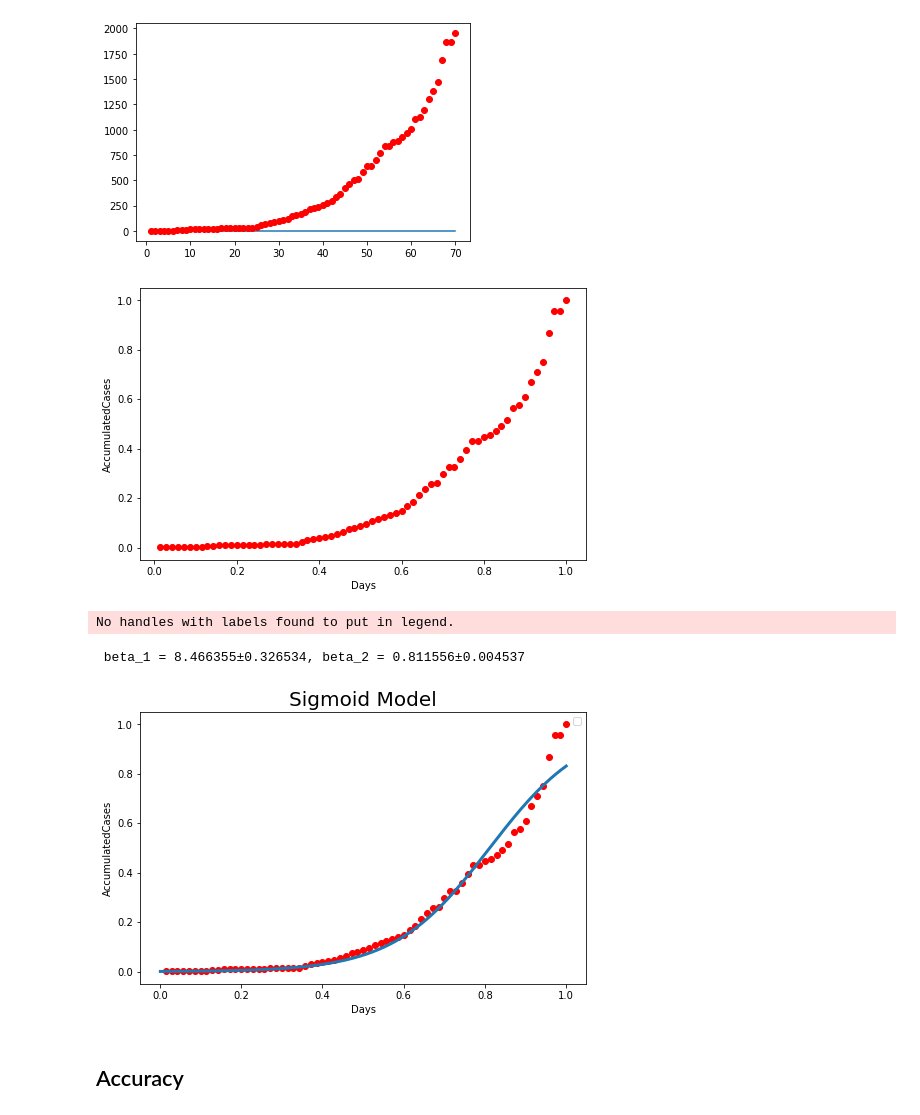
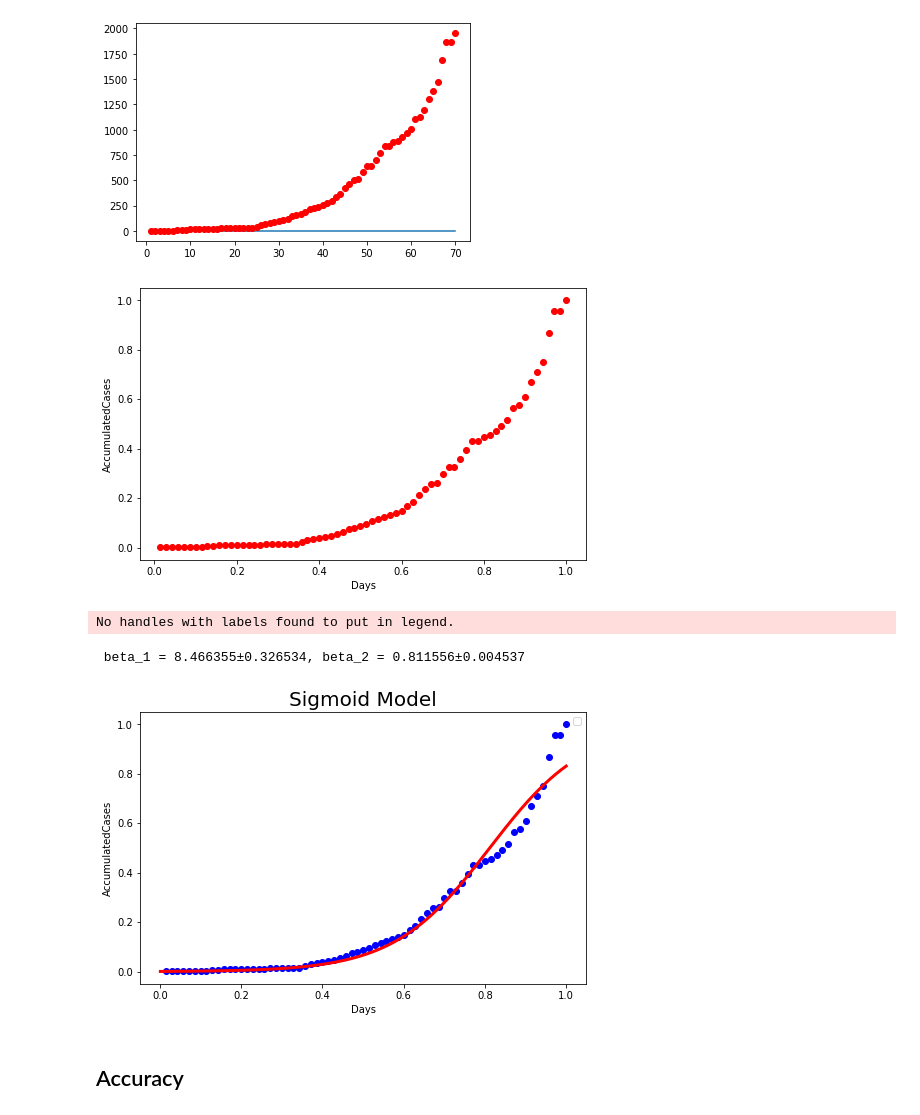
Before and after one commit to lyllme/Covid19, a Jupyter notebook: Japan Regression .ipynb, the cells around one changed output. Saved outputs shown, nothing was run; the diff lists cells and outputs as text; code cells hidden in the pictures.

```diff
--- a/Japan Regression .ipynb
+++ b/Japan Regression .ipynb
@@ -280,36 +280,36 @@ ydata =y_data/max(y_data)
 plt.figure(figsize=(8,5))
 #x_data, y_data = (df[""].values, df[""].values)
 plt.plot(xdata, ydata, 'ro')
 plt.ylabel('AccumulatedCases')
 plt.xlabel('Days')
 plt.show()
 
 from scipy.optimize import curve_fit
 popt, pcov = curve_fit(sigmoid, xdata, ydata)
 # pcov shows the range of beta
 err = np.sqrt(np.diag(pcov))
 #print the final parameters
 print(" beta_1 = %f±%f, beta_2 = %f±%f" % (popt[0], err[0], popt[1], err[1]))
 
 x = np.linspace(1,1257, 1256)
 x = x/max(x)
 plt.figure(figsize=(8,5))
 y = sigmoid(x, *popt)
-plt.plot(xdata, ydata, 'ro')
-plt.plot(x,y, linewidth=3.0)
+plt.plot(xdata, ydata, 'ro', color='blue')
+plt.plot(x,y, linewidth=3.0, color='red')
 plt.legend(loc='best')
 plt.ylabel('AccumulatedCases')
 plt.xlabel('Days')
 plt.title("Sigmoid Model", size = 20)
 
 plt.savefig('SigmoidAnalysis.png')
 
 plt.show()
 # %% [output]
 [figure]
 No handles with labels found to put in legend.
  beta_1 = 8.466355±0.326534, beta_2 = 0.811556±0.004537
-[figure, old version]
+[figure, new version]
 # %% [markdown]
 ## Accuracy
 # %%
```
Also changed, not shown: parts of 5 cells of this notebook, 2 other files.
